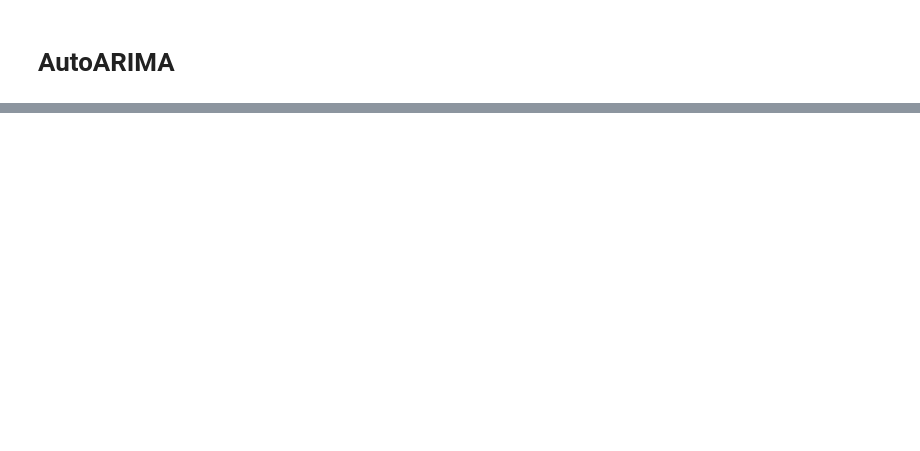
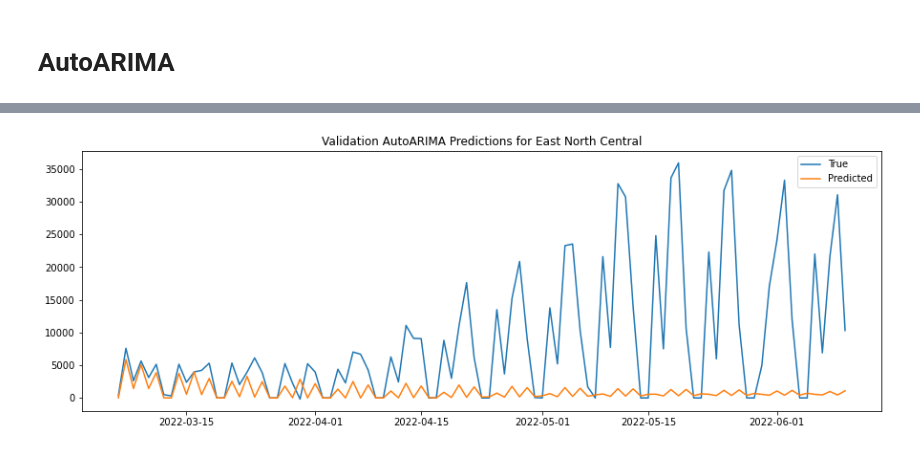
Before and after one commit to benmagevney/Stat390-Project, a Jupyter notebook: bens_models/auto_arima/auto_arima.ipynb, the cells around one changed output, grey strips where cells are left out. Saved outputs shown, nothing was run; the diff lists cells and outputs as text; code cells hidden in the pictures; blank space fills up the shorter version.

```diff
--- a/bens_models/auto_arima/auto_arima.ipynb
+++ b/bens_models/auto_arima/auto_arima.ipynb
@@ -130,6 +318,0 @@ MASE: 3.58
-# %%
-start_time = time.time()
-for df in datasets:
-    baseline_auto_arima(df, plot=True)
-    print("")
-print(f"--- {round(time.time() - start_time, 2)} seconds ---")
@@ -246,37 +319,51 @@ MASE: 3.58
 # %%
-def baseline_auto_arima2(df, plot=False):
-    region = df["region"].iloc[0]
-    print(f"Training model for {region}...")
+def baseline_auto_arima_valid_nonseasonal(df, plot=False):
+    try:
+        region = df["region"].iloc[0]
+        print(f"Training model for {region}...")
 
-    size = round(df.shape[0]*0.15)
-    train = df.iloc[:-size]['new_confirmed']
-    test = df.iloc[-size:]['new_confirmed']
+        train_df, temp_test_df = train_test_split(df, test_size=0.2, shuffle=False)
+        val_df, test_df  = train_test_split(temp_test_df, test_size=0.5, shuffle=False)
 
-    model = auto_arima(train, seasonal=True, m=7, suppress_warnings=True, stepwise=True,
-                       max_d=1, max_D=1, max_P=7, max_Q=7, )
-    print(model.aic())
+        train = train_df['new_confirmed']
+        # test = test_df['new_confirmed']
+        val = val_df['new_confirmed']
+        # train_val = pd.concat([train, val])
 
-    # pred, conf_int = model.predict(n_periods=size, return_conf_int=True)
-    pred = model.predict(n_periods=size)
+        model = auto_arima(train, suppress_warnings=True, stepwise=True,
+                           max_p=7, max_q=7, start_p=5, start_q=5)
+        print(model.aic())
+        print(model.summary())
 
-    # calculate metrics
-    mae = mean_absolute_error(test, pred)
-    mse = mean_squared_error(test, pred)
-    rmse = mean_squared_error(test, pred, squared=False)
-    mase = mean_absolute_scaled_error(test, pred, y_train=train)
+        # pred, conf_int = model.predict(n_periods=size, return_conf_int=True)
+        pred = model.predict(n_periods=int(len(val)))
+        pred[pred < 0] = 0
 
-    print(f'MAE: {round(mae, 2)}')
-    print(f'MSE: {round(mse, 2)}')
-    print(f'RMSE: {round(rmse, 2)}')
-    print(f'MASE: {round(mase, 2)}')
+        # calculate metrics
+        mae = mean_absolute_error(val, pred)
+        mse = mean_squared_error(val, pred)
+        rmse = mean_squared_error(val, pred, squared=False)
+        mase = mean_absolute_scaled_error(val, pred, y_train=train)
 
-    # plot predictions
-    if plot:
-        plt.figure(figsize=(15, 5))
-        plt.title(f'AutoARIMA Predictions for {region}')
-        plt.plot(test.index, test, label='True')
-        plt.plot(pred.index, pred, label='Predicted')
-        # uncomment to show confidence interval
-        # plt.fill_between(test.index, conf_int[:, 0], conf_int[:, 1], color='orange', alpha=0.2, label='Confidence Interval')
-        plt.legend()
-        plt.show()
+        print(f'MAE: {round(mae, 2)}')
+        print(f'MSE: {round(mse, 2)}')
+        print(f'RMSE: {round(rmse, 2)}')
+        print(f'MASE: {round(mase, 2)}')
+
+        # plot predictions
+        if plot:
+            plt.figure(figsize=(15, 5))
+            plt.title(f'Validation AutoARIMA Predictions for {region}')
+            plt.plot(val.index, val, label='True')
+            plt.plot(pred.index, pred, label='Predicted')
+            # uncomment to show confidence interval
+            # plt.fill_between(test.index, conf_int[:, 0], conf_int[:, 1], color='orange', alpha=0.2, label='Confidence Interval')
+            plt.legend()
+            plt.show()
+    except Exception as e:
+        print(e)
+
+for df in datasets:
+    baseline_auto_arima_valid_nonseasonal(df, plot=True)
+    print("")
+# %% [output]
@@ -282,0 +387 @@ def baseline_auto_arima2(df, plot=False):
+[figure, added]
```
Also changed, not shown: parts of 12 cells of this notebook, 5 other files.
